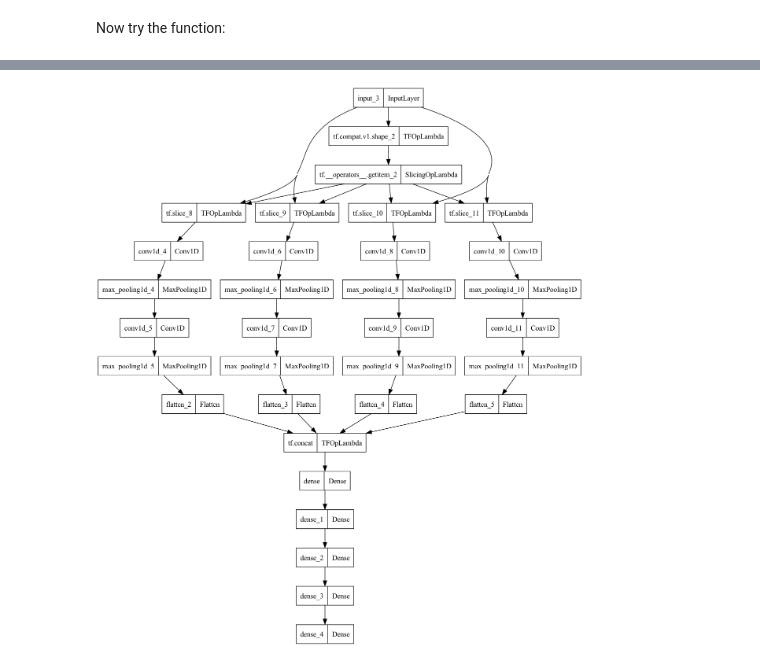
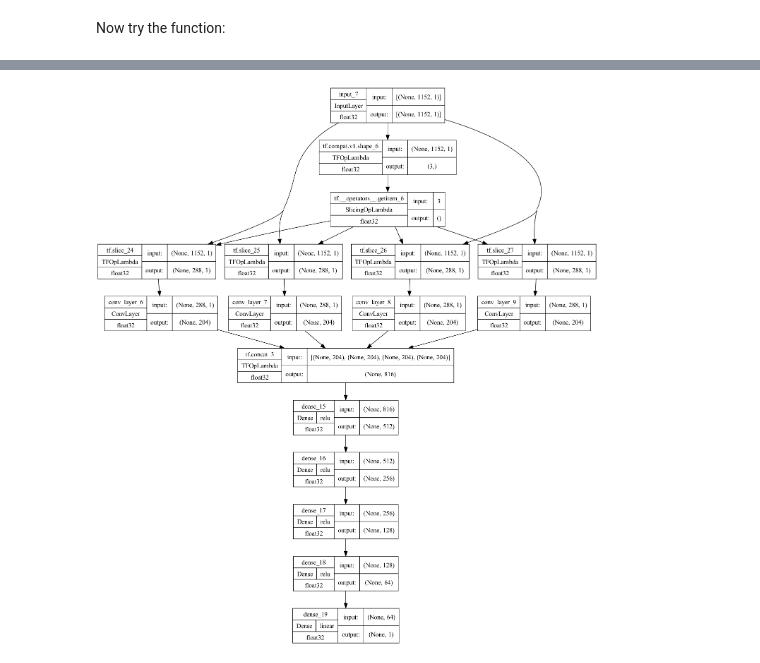
Before and after one commit to johannesfuest/Personalized_Diabetes, a Jupyter notebook: pipeline/run_model.ipynb, the cells around one changed output, grey strips where cells are left out. Cells and saved outputs as stored; diff of their text form; code cells hidden in the pictures.

Commit message:
Layer class

```diff
--- a/pipeline/run_model.ipynb
+++ b/pipeline/run_model.ipynb
@@ -102,10 +115,10 @@ def get_model():
     smbg_input = tf.slice(input, begin=[0,CONV_INPUT_LENGTH*2,0], size=[batch_size,CONV_INPUT_LENGTH,1])
     excercise_input = tf.slice(input, begin=[0,CONV_INPUT_LENGTH*3,0], size=[batch_size,CONV_INPUT_LENGTH,1])
 
-    diabetes_conv = ConvLayers(diabetes_input)
-    meal_conv = ConvLayers(meal_input)
-    smbg_conv = ConvLayers(smbg_input)
-    excercise_conv = ConvLayers(excercise_input)
+    diabetes_conv = ConvLayer()(diabetes_input)
+    meal_conv = ConvLayer()(meal_input)
+    smbg_conv = ConvLayer()(smbg_input)
+    excercise_conv = ConvLayer()(excercise_input)
 
     post_conv = tf.concat([diabetes_conv, meal_conv, smbg_conv, excercise_conv], axis=1, name='post_conv')
 
@@ -186,5 +196,5 @@ df_raw.shape
 (10844, 1154)
 # %%
-tf.keras.utils.plot_model(conv_model)
+tf.keras.utils.plot_model(conv_model, show_shapes=True, show_layer_names=True, show_layer_activations=True, show_dtype=True)
 # %% [output]
-[figure, old version]
+[figure, new version]
```
Also changed, not shown: parts of 4 cells of this notebook.
